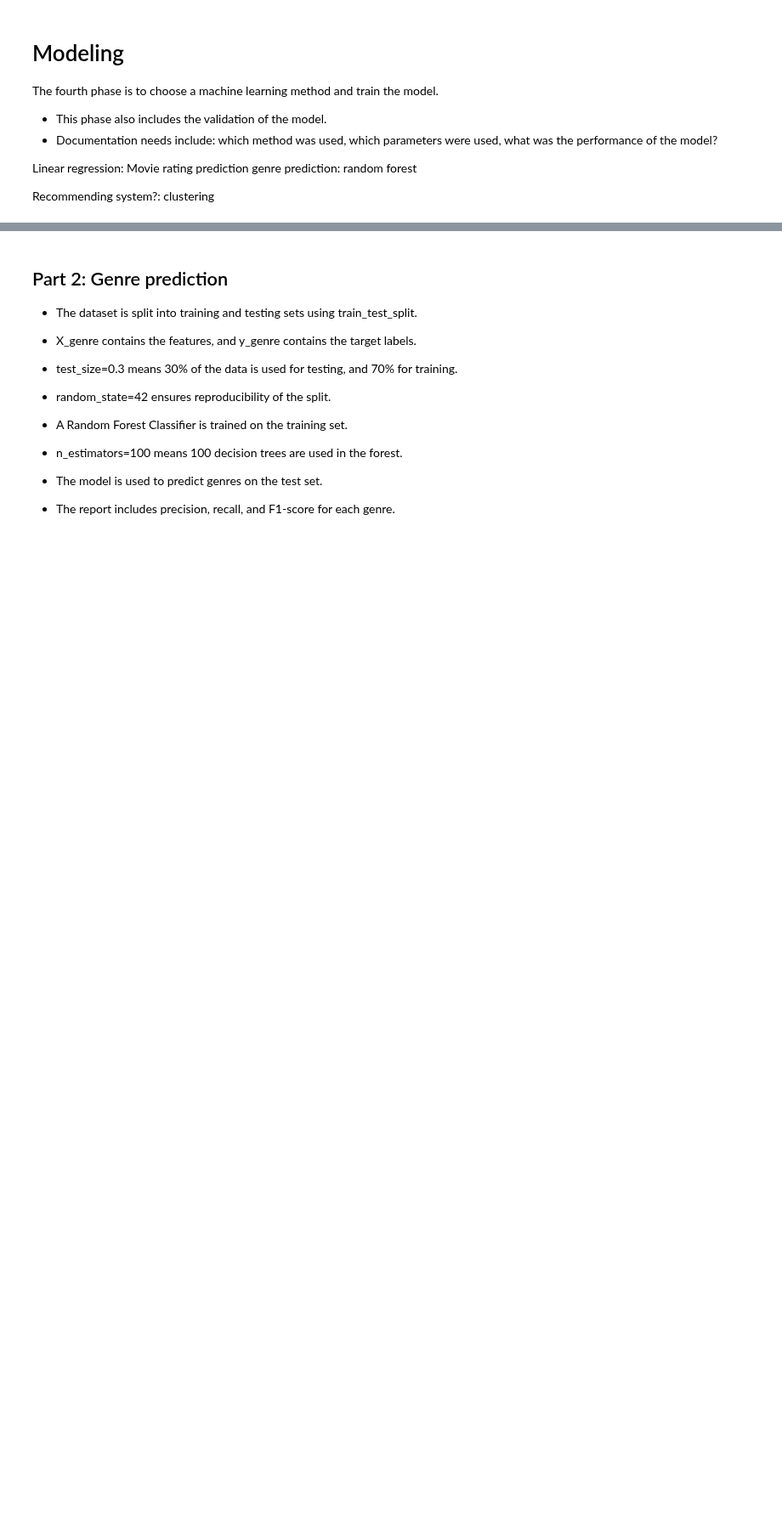
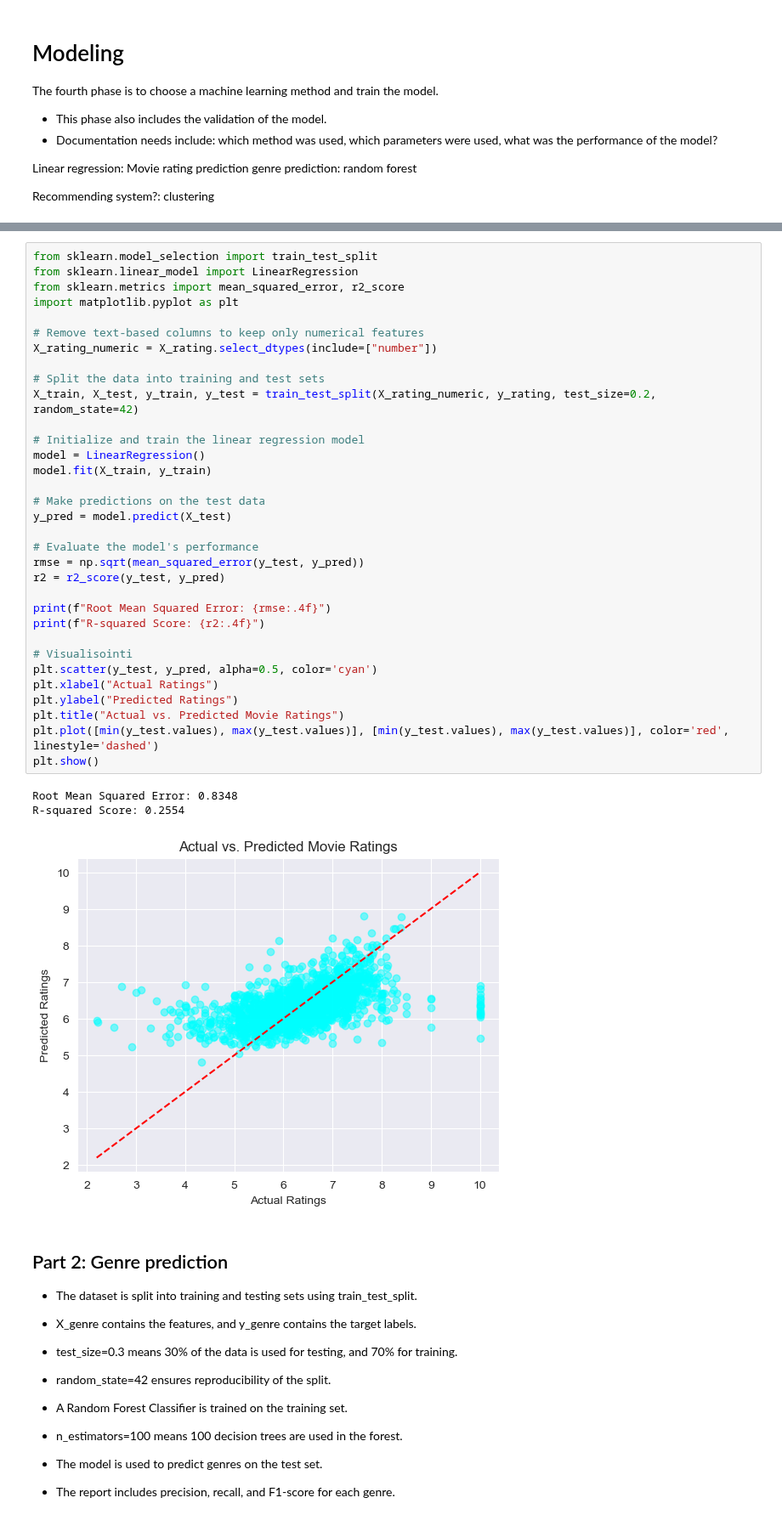
Before and after one commit to Islake/KoneOppiminen, a Jupyter notebook: tasks/Harjoitustyö.ipynb, the cells around one changed output, grey strips where cells are left out. Shown at 85% size. Cells and saved outputs as stored; diff of their text form; blank space fills up the shorter version.

Commit message:
Linear

```diff
--- a/tasks/Harjoitustyö.ipynb
+++ b/tasks/Harjoitustyö.ipynb
@@ -194,3 +218,40 @@ Recommending system?: clustering
+# %%
+from sklearn.model_selection import train_test_split
+from sklearn.linear_model import LinearRegression
+from sklearn.metrics import mean_squared_error, r2_score
+import matplotlib.pyplot as plt
+
+# Remove text-based columns to keep only numerical features
+X_rating_numeric = X_rating.select_dtypes(include=["number"])
+
+# Split the data into training and test sets
+X_train, X_test, y_train, y_test = train_test_split(X_rating_numeric, y_rating, test_size=0.2, random_state=42)
+
+# Initialize and train the linear regression model
+model = LinearRegression()
+model.fit(X_train, y_train)
+
+# Make predictions on the test data
+y_pred = model.predict(X_test)
+
+# Evaluate the model's performance
+rmse = np.sqrt(mean_squared_error(y_test, y_pred))
+r2 = r2_score(y_test, y_pred)
+
+print(f"Root Mean Squared Error: {rmse:.4f}")
+print(f"R-squared Score: {r2:.4f}")
+
+# Visualisointi
+plt.scatter(y_test, y_pred, alpha=0.5, color='cyan')
+plt.xlabel("Actual Ratings")
+plt.ylabel("Predicted Ratings")
+plt.title("Actual vs. Predicted Movie Ratings")
+plt.plot([min(y_test.values), max(y_test.values)], [min(y_test.values), max(y_test.values)], color='red', linestyle='dashed')
+plt.show()
+# %% [output]
+Root Mean Squared Error: 0.8348
+R-squared Score: 0.2554
+[figure, added]
 # %% [markdown]
 ## Part 2: Genre prediction
 - The dataset is split into training and testing sets using train_test_split.
```
Also changed, not shown: parts of 5 cells of this notebook.
